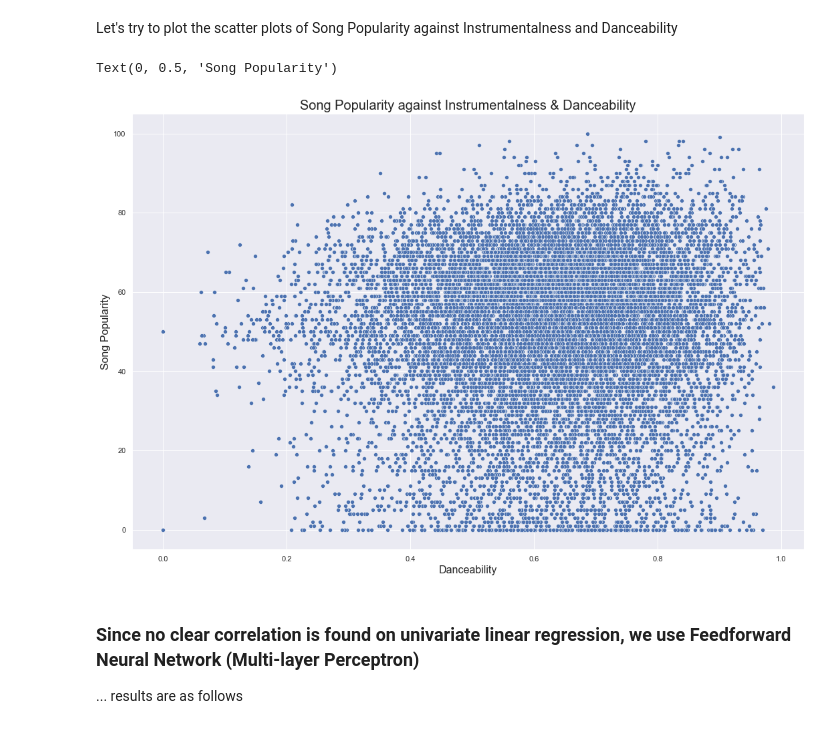
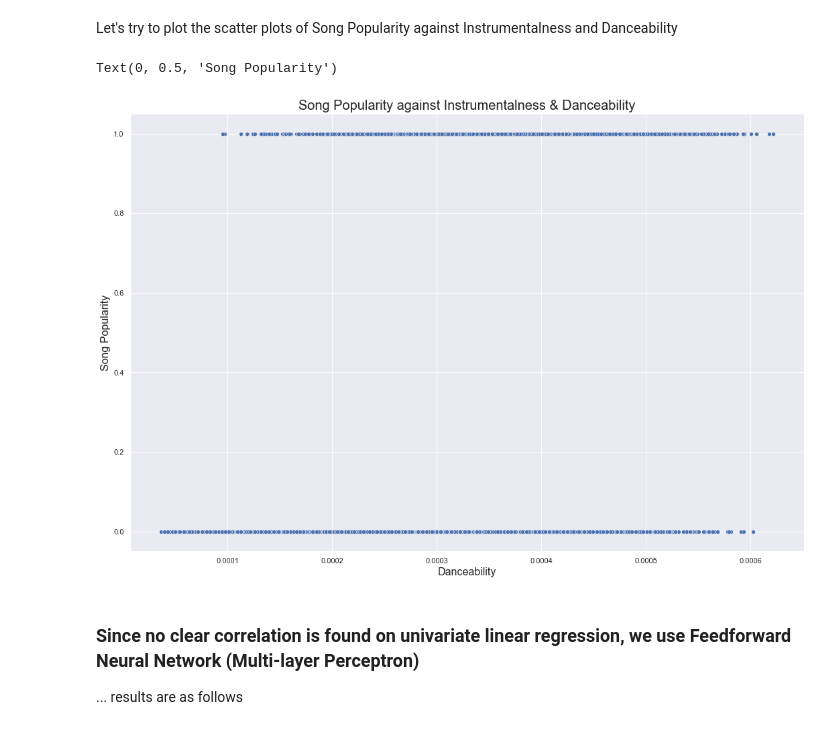
Before and after one commit to DanielTanTWOfficial/song-genre-analysis, a Jupyter notebook: Song Popularity Analysis.ipynb, the cells around one changed output. Drawn from its saved outputs; the diff is of its cells as text; code cells hidden in the pictures.

Commit message:
changed response to decade

```diff
--- a/Song Popularity Analysis.ipynb
+++ b/Song Popularity Analysis.ipynb
@@ -15,7 +15,7 @@ sb.set()
 # %% [markdown]
 Create a dataframe from the dataset
 # %%
-songdata = pd.read_csv('data/song_data.csv')
-songdata = songdata.sort_values(["song_popularity"], ascending = (False))
+songdata = pd.read_csv('data/knn_songs.csv', index_col=0)
+#songdata = songdata.sort_values(["decade"], ascending = (False))
 songdata.head(20)
 # %% [output]
@@ -126,7 +131,7 @@ songdata.loc[songdata.song_name.duplicated(), :]
 # %% [markdown]
 Finally, to drop the duplicate rows, we can use the _drop_duplicates()_ function to drop the rows with duplicates from the dataframe. We set `keep` to `first` to keep only the first occurrence of the row, and set `inplace=True` to update the original dataframe.
 # %%
-songdata.drop_duplicates(subset=['song_name'], keep='first', inplace=True)
+songdata.drop_duplicates(subset=['track'], keep='first', inplace=True)
 print('New shape: ', songdata.shape)
 songdata.head()
 # %% [output]
@@ -145,6 +150,6 @@ Perform exploratory analysis on the acoustic data of the songs.
 # %% [markdown]
 > Use the following code to identify other non-English languages in Song Name among the 13070 records
 # %%
-songdata = songdata.sort_values(["song_popularity"], ascending = (False))
+songdata = songdata.sort_values(["decade"], ascending = (False))
 songdata.head(50)
 # %% [output]
@@ -283,16 +279,16 @@ Let's try to plot the scatter plots of Song Popularity against Instrumentalness
 # %%
 f, ax = plt.subplots(figsize=(18,12))
 # = sb.scatterplot(x = "instrumentalness", y = "song_popularity", hue="danceability", data = songdata, palette="Greens", size="danceability")
-ax = sb.scatterplot(x = "danceability", y = "song_popularity", data = songdata)
+ax = sb.scatterplot(x = "danceability", y = "popularity", data = songdata)
 
 #ax.legend(loc='upper right')
 ax.set_title('Song Popularity against Instrumentalness & Danceability', fontsize = 20, loc='center')
 #ax.set_xlabel('Instrumentalness', fontsize = 16)
 ax.set_xlabel('Danceability', fontsize = 16)
 ax.set_ylabel('Song Popularity', fontsize = 16)
 # %% [output]
 Text(0, 0.5, 'Song Popularity')
-[figure, old version]
+[figure, new version]
 # %% [markdown]
 ### Since no clear correlation is found on univariate linear regression, we use Feedforward Neural Network (Multi-layer Perceptron)
 
```
Also changed, not shown: parts of 20 cells of this notebook, 1 other file.
